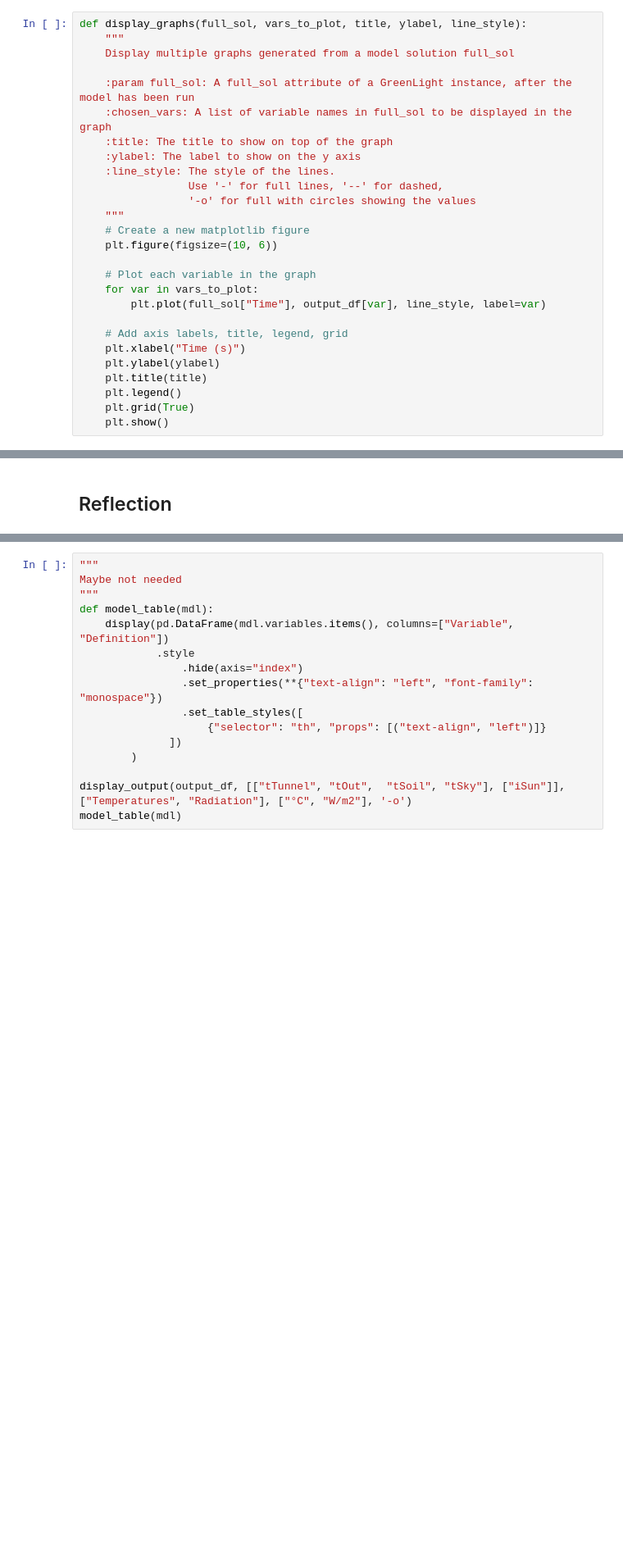
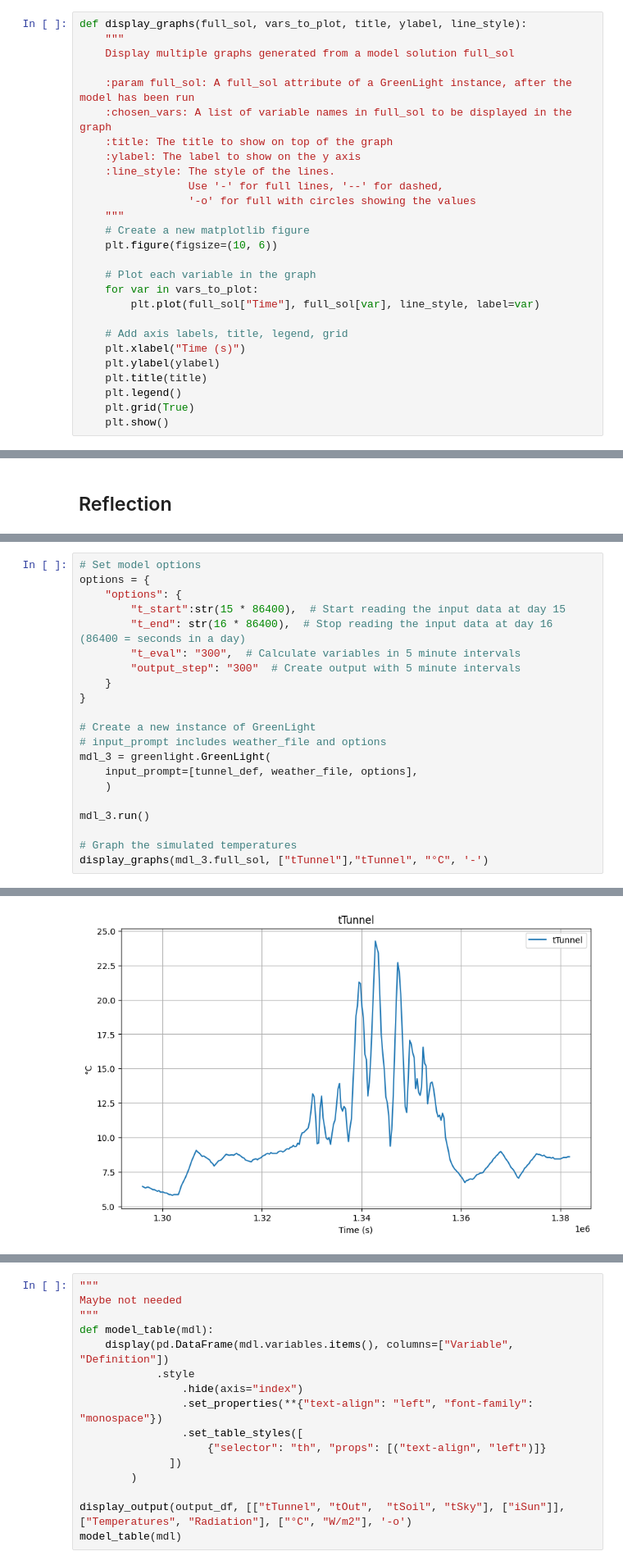
Before and after one commit to davkat1/intro_gh_modelling_draft, a Jupyter notebook: notebooks/03_tunnel_model_in_greenlight.ipynb, the cells around one changed output, grey strips where cells are left out. Shown at 82% size. Drawn from its saved outputs; the diff is of its cells as text; blank space fills up the shorter version.

```diff
--- a/notebooks/03_tunnel_model_in_greenlight.ipynb
+++ b/notebooks/03_tunnel_model_in_greenlight.ipynb
@@ -548,7 +557,7 @@ def display_graphs(full_sol, vars_to_plot, title, ylabel, line_style):
 
     # Plot each variable in the graph
     for var in vars_to_plot:
-        plt.plot(full_sol["Time"], output_df[var], line_style, label=var)
+        plt.plot(full_sol["Time"], full_sol[var], line_style, label=var)
 
     # Add axis labels, title, legend, grid
     plt.xlabel("Time (s)")
@@ -629,0 +732,22 @@ To do
+# %%
+# Set model options
+options = {
+    "options": {
+        "t_start":str(15 * 86400),  # Start reading the input data at day 15
+        "t_end": str(16 * 86400),  # Stop reading the input data at day 16 (86400 = seconds in a day)
+        "t_eval": "300",  # Calculate variables in 5 minute intervals
+        "output_step": "300"  # Create output with 5 minute intervals
+    }
+}
+
+# Create a new instance of GreenLight
+# input_prompt includes weather_file and options
+mdl_3 = greenlight.GreenLight(
+    input_prompt=[tunnel_def, weather_file, options],
+    )
+
+mdl_3.run()
+
+# Graph the simulated temperatures
+display_graphs(mdl_3.full_sol, ["tTunnel"],"tTunnel", "°C", '-')
+# %% [output]
@@ -629,0 +764 @@ To do
+[figure, added]
```
Also changed, not shown: parts of 32 cells of this notebook, 2 other files.
